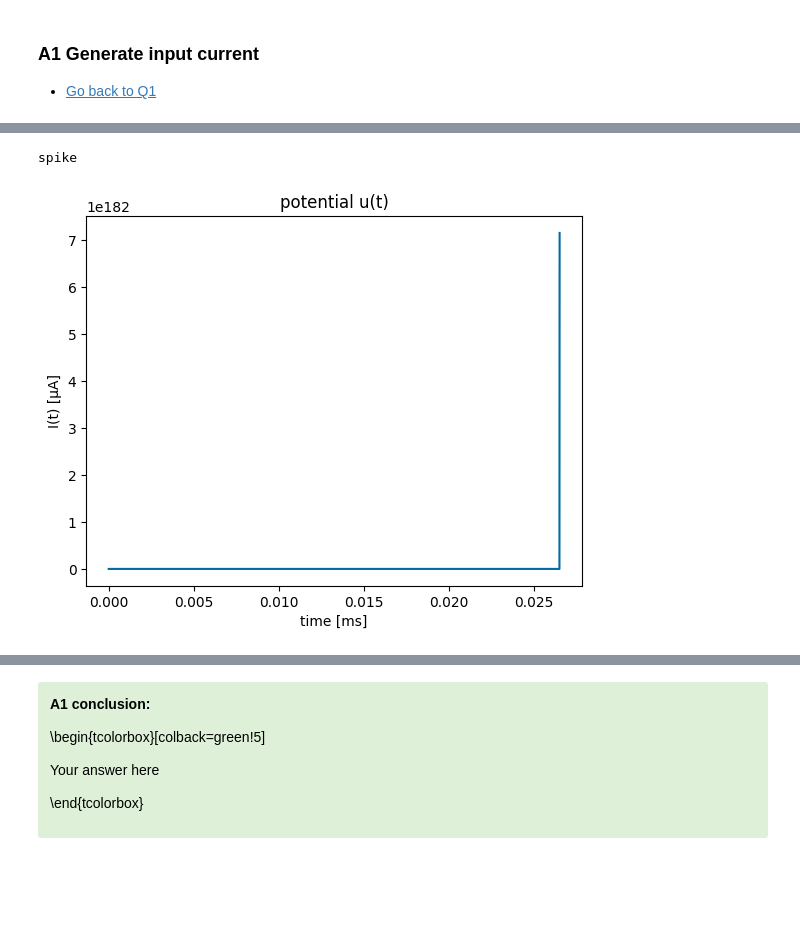
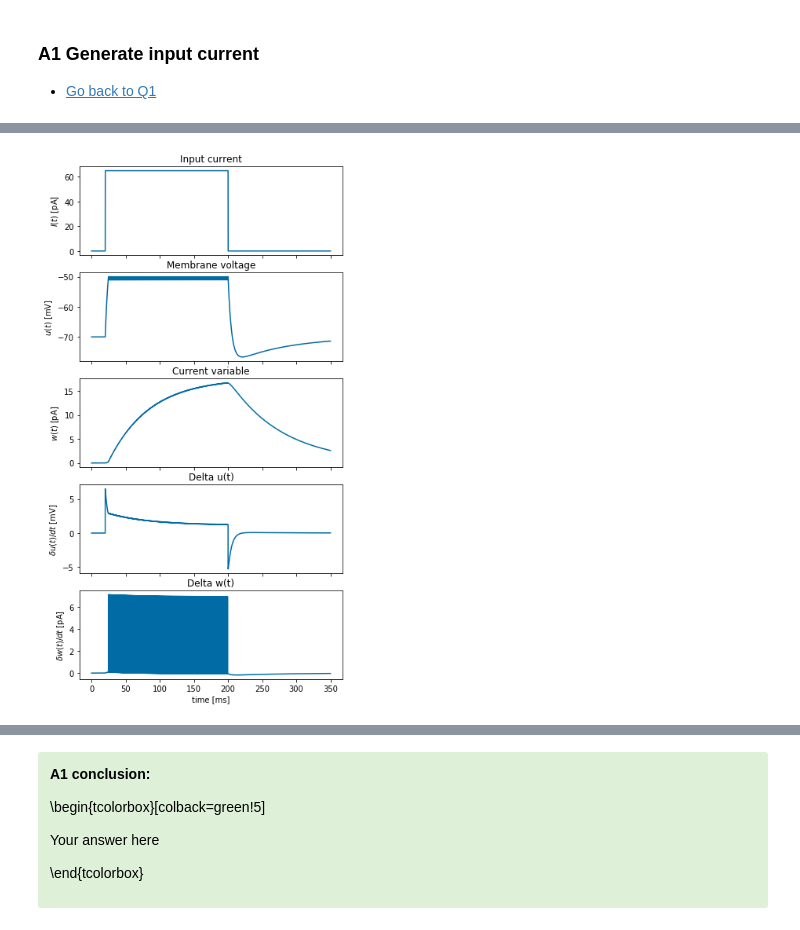
Before and after one commit to RobbeDeMuynck/CN_practicals, a Jupyter notebook: Module 1/Module1_Ex2_XX.ipynb, the cells around one changed output, grey strips where cells are left out. Drawn from its saved outputs; the diff is of its cells as text; code cells hidden in the pictures; blank space fills up the shorter version.

```diff
--- a/Module 1/Module1_Ex2_XX.ipynb
+++ b/Module 1/Module1_Ex2_XX.ipynb
@@ -243,21 +254,3 @@ def adex(u_0, w_0, I_input):
     spike_times = np.array(spike_idx)*dt
 
     return u, w, delta_us, delta_ws, spike_times
-# %%
-# Enter your code below
-
-#############################
-##   Q1c solution plots   ##
-#############################
-u, w, delta_us, delta_ws, spike_times = adex(-0.070, 0, I*65*1e-12)
-
-fig, ax = plt.subplots()
-ax.plot(t, u)
-
-ax.set_title('potential u(t)')
-ax.set_ylabel('I(t) [µA]')
-ax.set_xlabel('time [ms]')
-plt.show()
-# %% [output]
-spike
-[figure, removed]
@@ -269,0 +257,31 @@ spike
+# %%
+# Enter your code below
+
+#############################
+##   Q1c solution plots   ##
+#############################
+u, w, delta_us, delta_ws, spike_times = adex(-70, 0, I*65) # I is in pA
+# print(spike_times)
+fig, axs = plt.subplots(5,1, figsize=(6,12), sharex=True)
+axs[0].plot(t, I*65)
+axs[1].plot(t, u)
+axs[2].plot(t, w)
+axs[3].plot(t, delta_us)
+axs[4].plot(t, delta_ws)
+
+axs[0].set_title('Input current')
+axs[1].set_title('Membrane voltage')
+axs[2].set_title('Current variable')
+axs[3].set_title('Delta u(t)')
+axs[4].set_title('Delta w(t)')
+
+axs[0].set_ylabel('$I(t)$ [pA]')
+axs[1].set_ylabel('$u(t)$ [mV]')
+axs[2].set_ylabel('$w(t)$ [pA]')
+axs[3].set_ylabel('$\delta u(t)/dt$ [mV]')
+axs[4].set_ylabel('$\delta w(t)/dt$ [pA]')
+axs[4].set_xlabel('time [ms]')
+
+plt.show()
+# %% [output]
+[figure, added]
```
Also changed, not shown: parts of 9 cells of this notebook.
